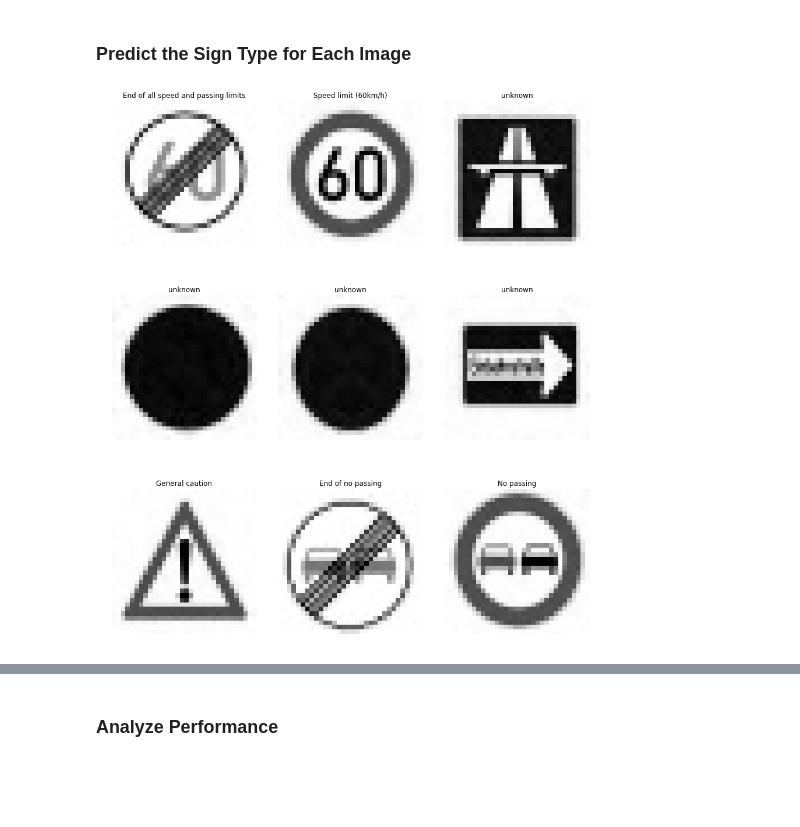
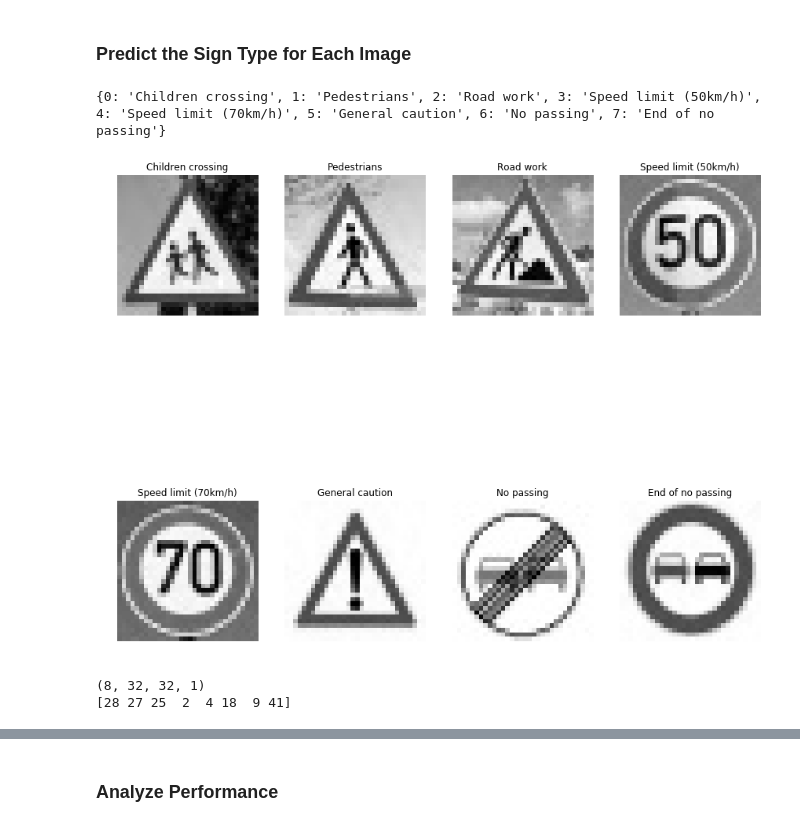
Before and after one commit to mjg042/TrafficSignClassifierHW, a Jupyter notebook: Traffic_Sign_Classifier.ipynb, the cells around one changed output, grey strips where cells are left out. Cells and saved outputs as stored; diff of their text form; code cells hidden in the pictures; blank space fills up the shorter version.

```diff
--- a/Traffic_Sign_Classifier.ipynb
+++ b/Traffic_Sign_Classifier.ipynb
@@ -258,0 +473,7 @@ X_valid = X_valid_gray
+# %%
+# generate new augmented training data
+X_train_aug = X_train
+y_train_aug = y_train
+
+# randomly select 1/10th of the training set
+nAugment = int(len(X_train)/10)
@@ -693,11 +977,11 @@ def evaluate(X_data, y_data):
     return total_accuracy / num_examples
 
 EPOCHS = 25
-BATCH_SIZE = 48
+BATCH_SIZE = 128
 
-rate = 0.0009
+rate = 0.001
 
-logits = LeNet2(x)
+logits = LeNet3(x)
 #logits = LeNetORIG(x)
 cross_entropy = tf.nn.softmax_cross_entropy_with_logits(logits=logits, labels=one_hot_y)
 loss_operation = tf.reduce_mean(cross_entropy)
@@ -722,7 +1006,7 @@ with tf.Session() as sess:
         for offset in range(0, num_examples, BATCH_SIZE):
             end = offset + BATCH_SIZE
             batch_x, batch_y = X_train[offset:end], y_train[offset:end]
-            sess.run(training_operation, feed_dict={x: batch_x, y: batch_y, keep_prob: 1.0})
+            sess.run(training_operation, feed_dict={x: batch_x, y: batch_y, keep_prob: 0.65})
         testAccuracy = evaluate(X_test, y_test)
         testAccuracyPlot.append(testAccuracy)
         print("EPOCH {} ...".format(i+1))
@@ -731,7 +1015,7 @@ with tf.Session() as sess:
         if i+1 == EPOCHS:
             validationAccuracy = evaluate(X_valid, y_valid)
             print("Validation Accuracy = {:.3f}".format(validationAccuracy))
-    saver.save(sess, 'c:\\Data\\lenet')
+    saver.save(sess, '.\lenet')
     print("Model saved")
 
 plt.plot(testAccuracyPlot)
@@ -783,10 +1067,8 @@ def PlotImages(figures, nrows = 1, ncols=1, labels=None):
 # %%
 ### Load the images and plot them here.
 ### Feel free to use as many code cells as needed.
-# I selected some signs that weren't in the original data
-# set and denote them as -1
 
-signnames = pd.read_csv('signnames.csv')
 
 myImages = sorted(glob.glob('./images/*.jpg'))
-myLabels = np.array([32,3,-1,-1,-1,-1,18,41,9])
+myLabels = np.array([28,27,25,2,4,18,9,41])
+print(myImages)
@@ -817,25 +1101,36 @@ np.array(mySigns).shape
 # %%
 """
 make them gray and normalize them
 """
 
 mySigns = np.array(mySigns)
 mySigns_gray = np.sum(mySigns/3, axis=3, keepdims=True)
-mySignNormalized = mySigns_gray/127.5-1
+#mySignNormalized = mySigns_gray/127.5-1
+mySignNormalized = mySigns_gray/255
 
-number_to_stop = 6
 figures = {}
 labels = {}
+nFigures = 0
+#for i in range(1):
 for i in range(len(myImages)):
     if myLabels[i] != -1:
         labels[i] = signnames.iloc[myLabels[i]][1]
     else:
         labels[i] = 'unknown'
-    figures[i] = mySigns_gray[i].squeeze()
-
-PlotImages(figures, 3, 3, labels)
+    #figures[i] = mySigns_gray[i].squeeze()
+    figures[i] = mySignNormalized[i].squeeze()
+    nFigures += 1
+PlotImages(figures, 2, 4, labels)
+print(labels)
 # %% [output]
+{0: 'Children crossing', 1: 'Pedestrians', 2: 'Road work', 3: 'Speed limit (50km/h)', 4: 'Speed limit (70km/h)', 5: 'General caution', 6: 'No passing', 7: 'End of no passing'}
-[figure, old version]
+[figure, new version]
+# %%
+print(mySignNormalized.shape)
+print(myLabels)
+# %% [output]
+(8, 32, 32, 1)
+[28 27 25  2  4 18  9 41]
 # %%
 ### Run the predictions here and use the model to output the prediction for each image.
 ### Make sure to pre-process the images with the same pre-processing pipeline used earlier.
```
Also changed, not shown: parts of 41 cells of this notebook.
